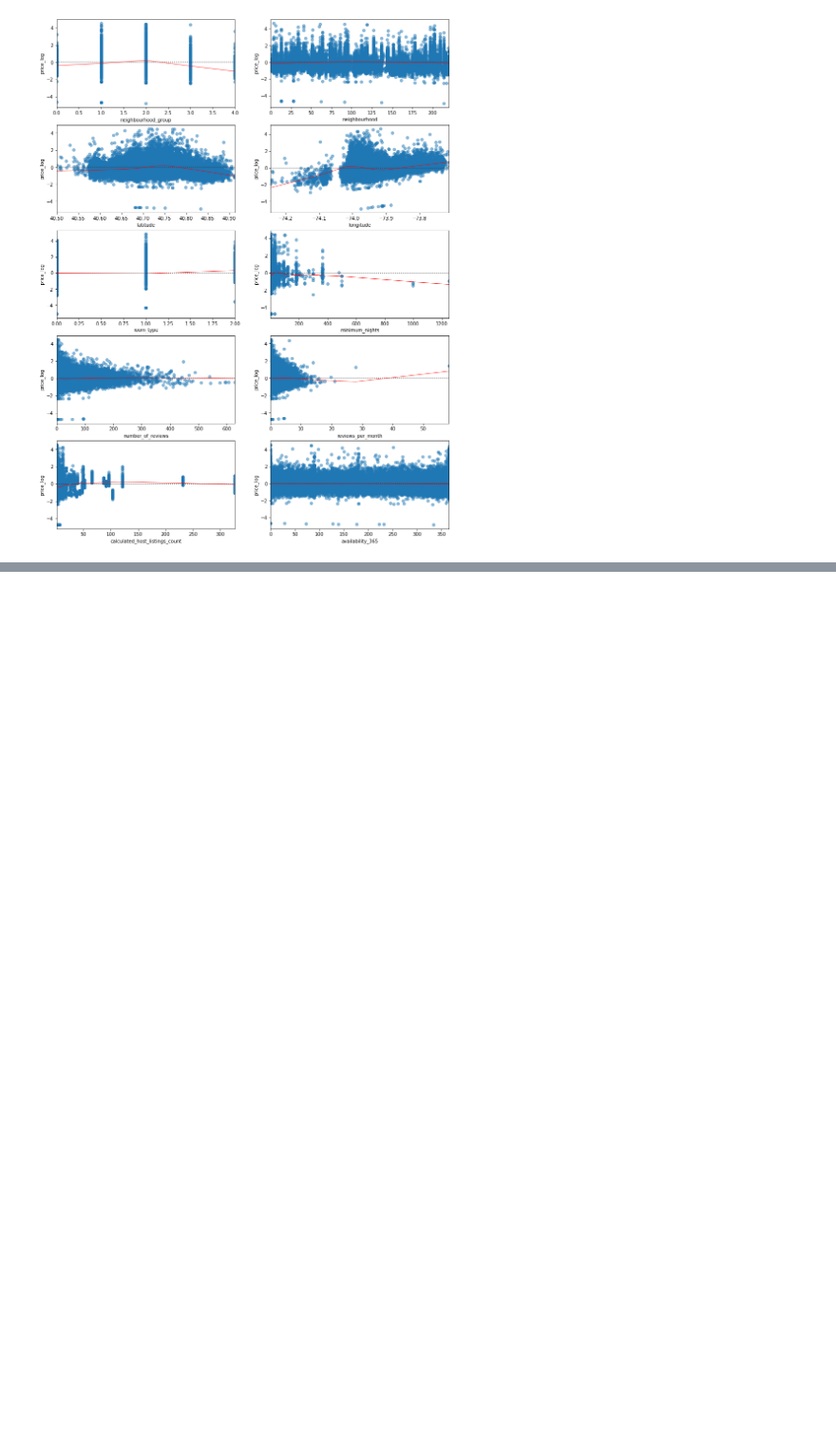
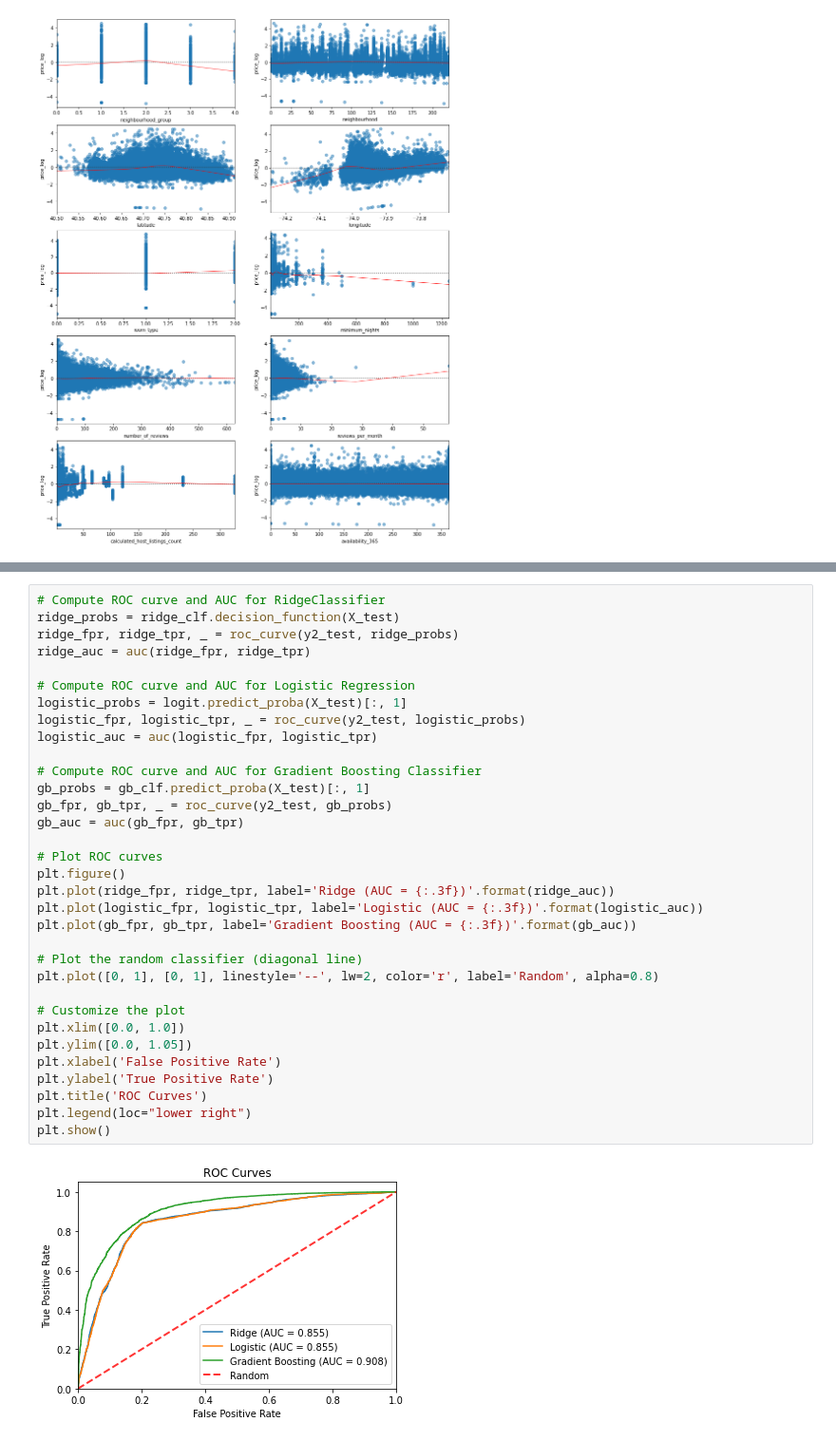
Before and after one commit to wowNorth0516/5243project, a Jupyter notebook: 5243Project.ipynb, the cells around one changed output, grey strips where cells are left out. Shown: that part at 95% size. Cells and saved outputs as stored; diff of their text form; blank space fills up the shorter version.

Commit message:
regression

```diff
--- a/5243Project.ipynb
+++ b/5243Project.ipynb
@@ -337,0 +457,35 @@ Please also refer to the documentation for alternative solver options:
+# %%
+# Compute ROC curve and AUC for RidgeClassifier
+ridge_probs = ridge_clf.decision_function(X_test)
+ridge_fpr, ridge_tpr, _ = roc_curve(y2_test, ridge_probs)
+ridge_auc = auc(ridge_fpr, ridge_tpr)
+
+# Compute ROC curve and AUC for Logistic Regression
+logistic_probs = logit.predict_proba(X_test)[:, 1]
+logistic_fpr, logistic_tpr, _ = roc_curve(y2_test, logistic_probs)
+logistic_auc = auc(logistic_fpr, logistic_tpr)
+
+# Compute ROC curve and AUC for Gradient Boosting Classifier
+gb_probs = gb_clf.predict_proba(X_test)[:, 1]
+gb_fpr, gb_tpr, _ = roc_curve(y2_test, gb_probs)
+gb_auc = auc(gb_fpr, gb_tpr)
+
+# Plot ROC curves
+plt.figure()
+plt.plot(ridge_fpr, ridge_tpr, label='Ridge (AUC = {:.3f})'.format(ridge_auc))
+plt.plot(logistic_fpr, logistic_tpr, label='Logistic (AUC = {:.3f})'.format(logistic_auc))
+plt.plot(gb_fpr, gb_tpr, label='Gradient Boosting (AUC = {:.3f})'.format(gb_auc))
+
+# Plot the random classifier (diagonal line)
+plt.plot([0, 1], [0, 1], linestyle='--', lw=2, color='r', label='Random', alpha=0.8)
+
+# Customize the plot
+plt.xlim([0.0, 1.0])
+plt.ylim([0.0, 1.05])
+plt.xlabel('False Positive Rate')
+plt.ylabel('True Positive Rate')
+plt.title('ROC Curves')
+plt.legend(loc="lower right")
+plt.show()
+# %% [output]
+[figure, added]
```
Also changed, not shown: parts of 21 cells of this notebook.
